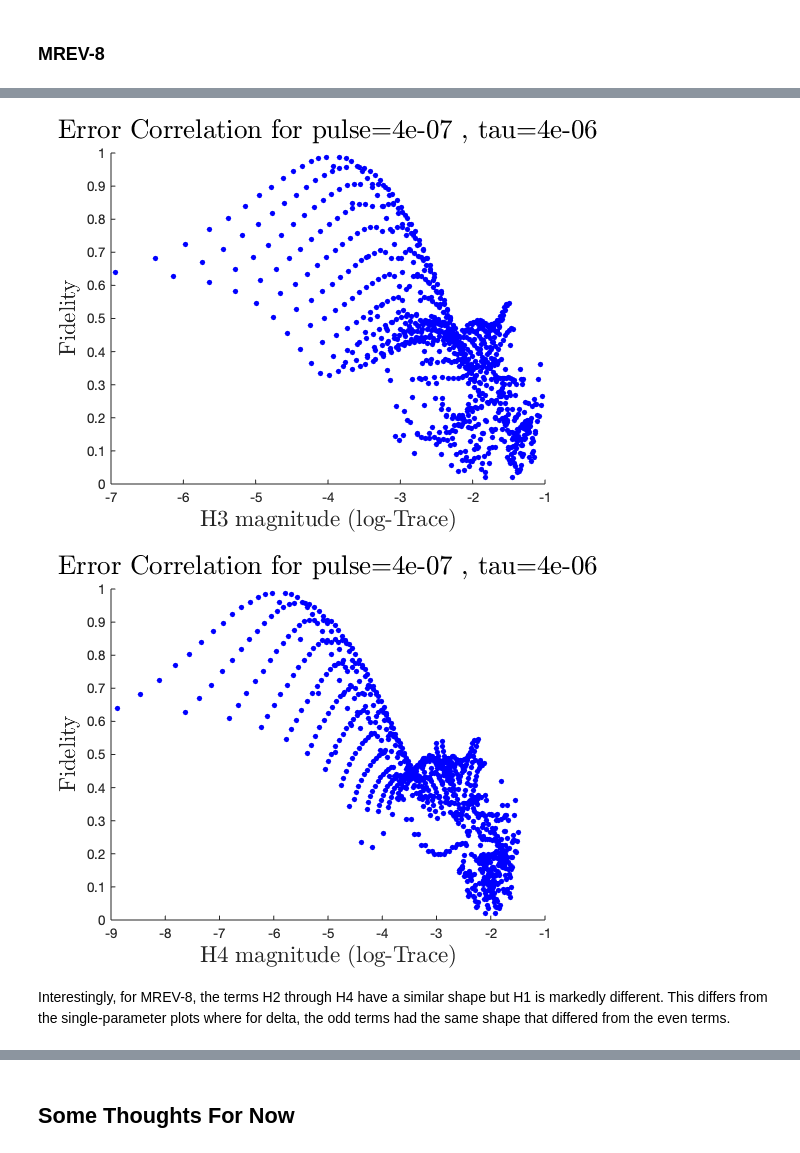
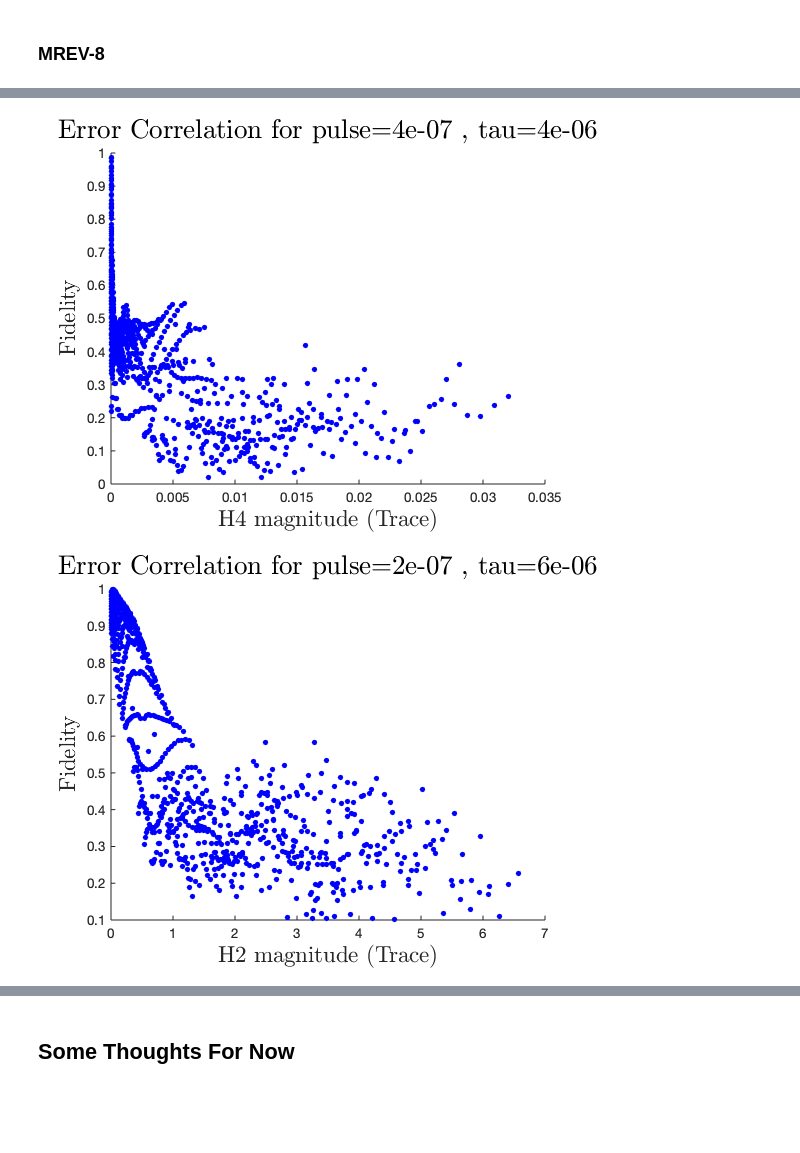
Before and after one commit to wynter-alford/spin-tools, a Jupyter notebook: Magnus Tools.ipynb, the cells around one changed output, grey strips where cells are left out. Cells and saved outputs as stored; diff of their text form; code cells hidden in the pictures; blank space fills up the shorter version.

Commit message:
Magnus Tools update
Updated with more results.

```diff
--- a/Magnus Tools.ipynb
+++ b/Magnus Tools.ipynb
@@ -710,6 +774,6 @@ hold off
 # %%
 fidFile = 'Spinsim-2020/test_results_MREV8_fixedTime_midDelta-THISONE.mat';
-magFile = 'results01-07-21/h3_MREV8_TauDeltaGrid_magnus_results_07-Jan-2021.mat';
+magFile = 'results01-07-21/h4_MREV8_TauDeltaGrid_magnus_results_07-Jan-2021.mat';
 pulse = .4e-6;
 tau = 4e-6;
 
@@ -719,33 +783,31 @@ hold on
 h = title(strcat('Error Correlation for pulse=',string(pulse),' , tau=',string(tau)));
 %h = title(strcat('Error Correlation for tau=',string(tau)));
 set(h,'interpreter','latex','fontsize',20);
-h = xlabel('H3 magnitude (log-Trace)');
+h = xlabel('H4 magnitude (Trace)');
 set(h,'interpreter','latex','fontsize',17);
 h = ylabel('Fidelity');
 set(h,'interpreter','latex','fontsize',17);
 %legend('tau = 4us','tau = 8us', 'tau = 2us')
 hold off
 # %% [output]
-[figure, old version]
+[figure, new version]
 # %%
 fidFile = 'Spinsim-2020/test_results_MREV8_fixedTime_midDelta-THISONE.mat';
-magFile = 'results01-07-21/h4_MREV8_TauDeltaGrid_magnus_results_07-Jan-2021.mat';
-pulse = .4e-6;
-tau = 4e-6;
+magFile = 'results01-07-21/h2_MREV8_TauDeltaGrid_magnus_results_07-Jan-2021.mat';
+pulse = .2e-6;
+tau = 6e-6;
 
 r = fidelityMagnusConvert(fidFile,magFile, pulse, tau);
 scatter(r.hterms,r.fidelities,17,'blue','filled')
 hold on
 h = title(strcat('Error Correlation for pulse=',string(pulse),' , tau=',string(tau)));
 %h = title(strcat('Error Correlation for tau=',string(tau)));
 set(h,'interpreter','latex','fontsize',20);
-h = xlabel('H4 magnitude (log-Trace)');
+h = xlabel('H2 magnitude (Trace)');
 set(h,'interpreter','latex','fontsize',17);
 h = ylabel('Fidelity');
 set(h,'interpreter','latex','fontsize',17);
 %legend('tau = 4us','tau = 8us', 'tau = 2us')
 hold off
 # %% [output]
-[figure, old version]
+[figure, new version]
-# %% [markdown]
-Interestingly, for MREV-8, the terms H2 through H4 have a similar shape but H1 is markedly different.  This differs from the single-parameter plots where for delta, the odd terms had the same shape that differed from the even terms.
```
Also changed, not shown: parts of 169 cells of this notebook.
